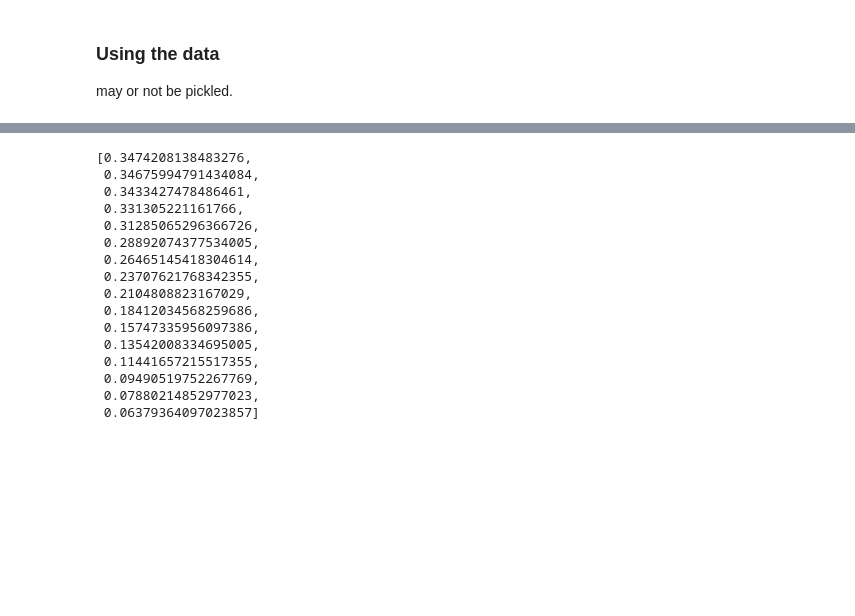
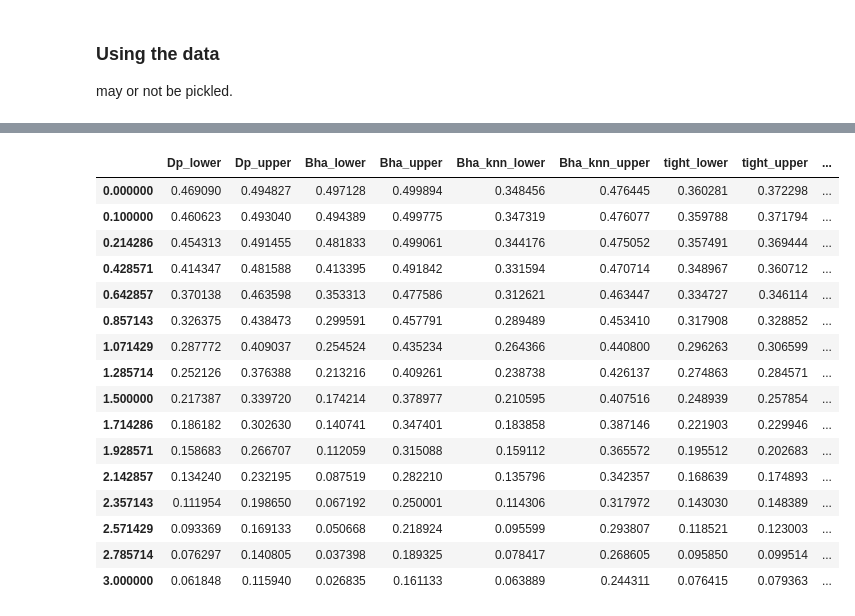
Before and after one commit to rj-may/BER_Bounds_Eval, a Jupyter notebook: plots/mean_sep_V2_knnBah.ipynb, the cells around one changed output, grey strips where cells are left out. Drawn from its saved outputs; the diff is of its cells as text; code cells hidden in the pictures; blank space fills up the shorter version.

```diff
--- a/plots/mean_sep_V2_knnBah.ipynb
+++ b/plots/mean_sep_V2_knnBah.ipynb
@@ -227,33 +243,0 @@ plt.show()
-# %%
-dp_l = []
-dp_u = []
-
-Bha_u =[]
-Bha_l =[]
-
-tight_l = []
-tight_u = []
-
-Bha_knn_l= []
-Bha_knn_u =[]
-Mah_u =[]
-
-for obj in bound_obj_lst2:
-    a,b = obj.get_bounds_dp()
-    dp_l.append(np.mean(a))
-    dp_u.append(np.mean(b))
-
-    a,b = obj.get_bounds_Bha()
-    Bha_l.append(np.mean(a))
-    Bha_u.append(np.mean(b))
-
-    a, b = obj.get_bounds_tight()
-    tight_l.append(np.mean(a))
-    tight_u.append(np.mean(b))
-
-    a,b = obj.get_bounds_Bha_knn()
-    Bha_knn_l.append(np.mean(a))
-    Bha_knn_u.append(np.mean(b))
-
-    a= obj.get_upper_Maha()
-    Mah_u.append(np.mean(a))
@@ -260,21 +248,22 @@ for obj in bound_obj_lst2:
 # %%
 
-Bha_knn_l
+df
 # %% [output]
-[0.3474208138483276,
- 0.34675994791434084,
- 0.3433427478486461,
- 0.331305221161766,
- 0.31285065296366726,
- 0.28892074377534005,
- 0.26465145418304614,
- 0.23707621768342355,
- 0.2104808823167029,
- 0.18412034568259686,
- 0.15747335956097386,
- 0.13542008334695005,
- 0.11441657215517355,
- 0.09490519752267769,
- 0.07880214852977023,
- 0.06379364097023857]
+|  | Dp_lower | Dp_upper | Bha_lower | Bha_upper | Bha_knn_lower | Bha_knn_upper | tight_lower | tight_upper | ... |
+| 0.000000 | 0.469090 | 0.494827 | 0.497128 | 0.499894 | 0.348456 | 0.476445 | 0.360281 | 0.372298 | ... |
+| 0.100000 | 0.460623 | 0.493040 | 0.494389 | 0.499775 | 0.347319 | 0.476077 | 0.359788 | 0.371794 | ... |
+| 0.214286 | 0.454313 | 0.491455 | 0.481833 | 0.499061 | 0.344176 | 0.475052 | 0.357491 | 0.369444 | ... |
+| 0.428571 | 0.414347 | 0.481588 | 0.413395 | 0.491842 | 0.331594 | 0.470714 | 0.348967 | 0.360712 | ... |
+| 0.642857 | 0.370138 | 0.463598 | 0.353313 | 0.477586 | 0.312621 | 0.463447 | 0.334727 | 0.346114 | ... |
+| 0.857143 | 0.326375 | 0.438473 | 0.299591 | 0.457791 | 0.289489 | 0.453410 | 0.317908 | 0.328852 | ... |
+| 1.071429 | 0.287772 | 0.409037 | 0.254524 | 0.435234 | 0.264366 | 0.440800 | 0.296263 | 0.306599 | ... |
+| 1.285714 | 0.252126 | 0.376388 | 0.213216 | 0.409261 | 0.238738 | 0.426137 | 0.274863 | 0.284571 | ... |
+| 1.500000 | 0.217387 | 0.339720 | 0.174214 | 0.378977 | 0.210595 | 0.407516 | 0.248939 | 0.257854 | ... |
+| 1.714286 | 0.186182 | 0.302630 | 0.140741 | 0.347401 | 0.183858 | 0.387146 | 0.221903 | 0.229946 | ... |
+| 1.928571 | 0.158683 | 0.266707 | 0.112059 | 0.315088 | 0.159112 | 0.365572 | 0.195512 | 0.202683 | ... |
+| 2.142857 | 0.134240 | 0.232195 | 0.087519 | 0.282210 | 0.135796 | 0.342357 | 0.168639 | 0.174893 | ... |
+| 2.357143 | 0.111954 | 0.198650 | 0.067192 | 0.250001 | 0.114306 | 0.317972 | 0.143030 | 0.148389 | ... |
+| 2.571429 | 0.093369 | 0.169133 | 0.050668 | 0.218924 | 0.095599 | 0.293807 | 0.118521 | 0.123003 | ... |
+| 2.785714 | 0.076297 | 0.140805 | 0.037398 | 0.189325 | 0.078417 | 0.268605 | 0.095850 | 0.099514 | ... |
+| 3.000000 | 0.061848 | 0.115940 | 0.026835 | 0.161133 | 0.063889 | 0.244311 | 0.076415 | 0.079363 | ... |
 # %%
```
Also changed, not shown: parts of 4 cells of this notebook, 1 other file.
